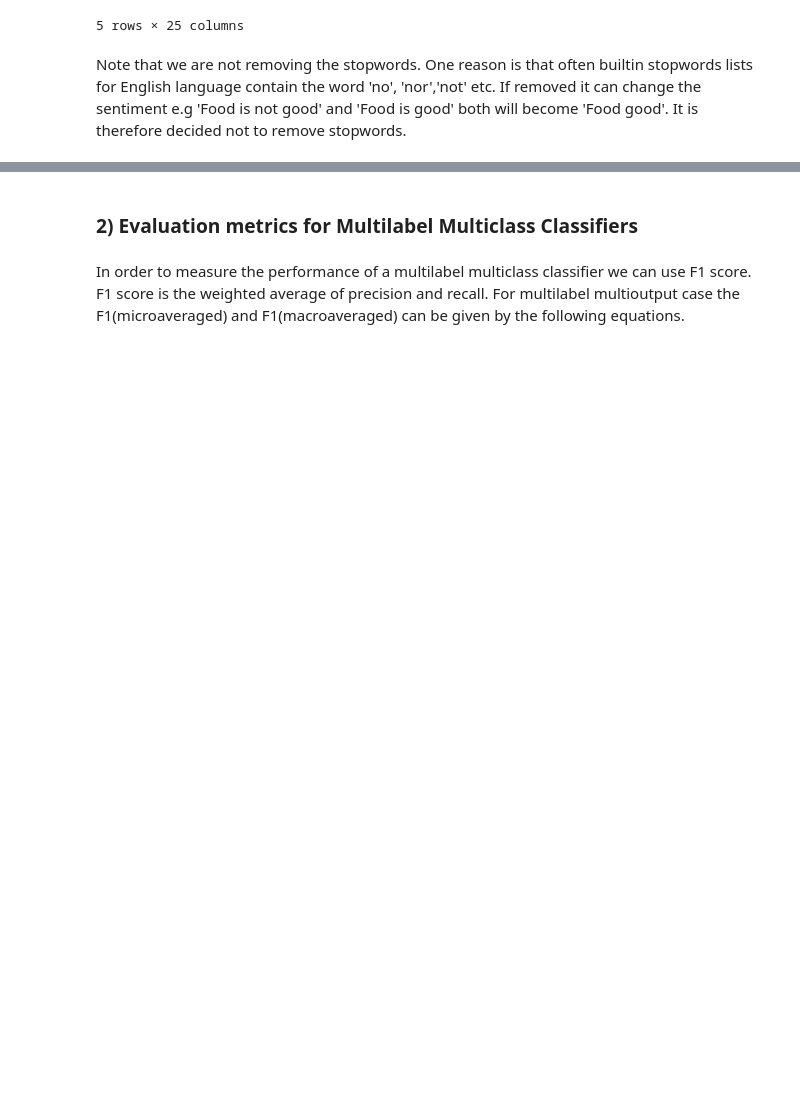
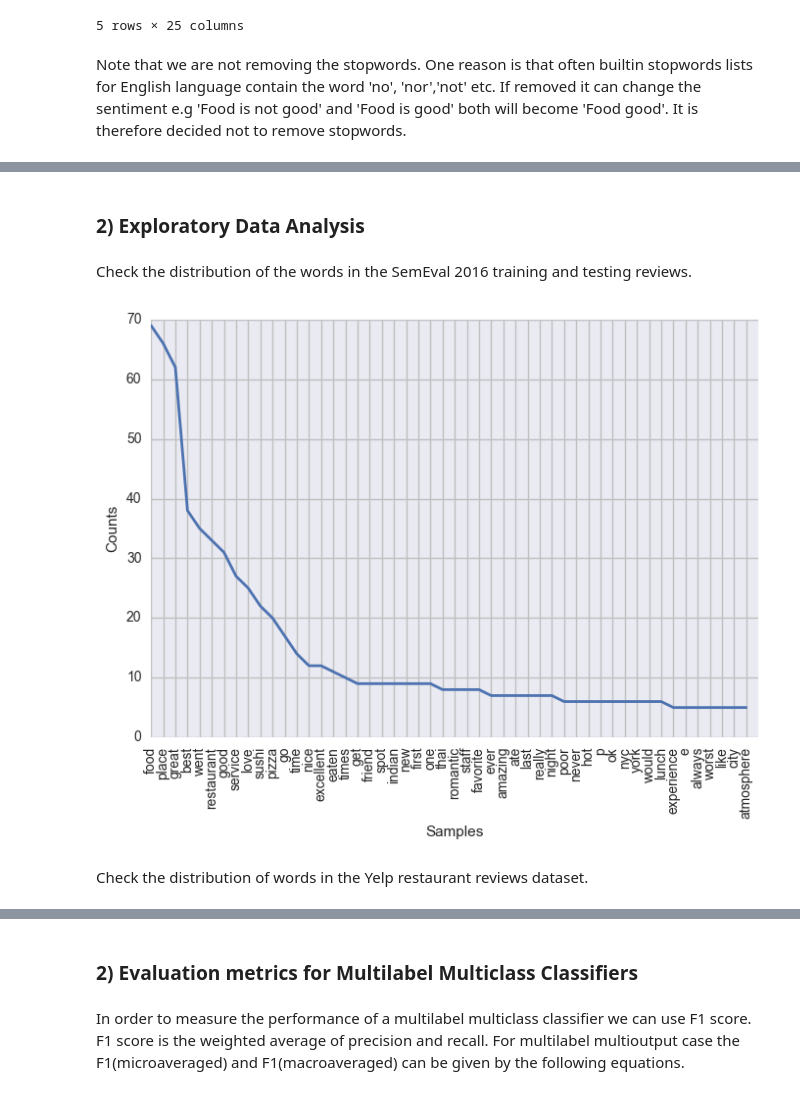
Before and after one commit to umairacheema/absa, a Jupyter notebook: ABSA.ipynb, the cells around one changed output, grey strips where cells are left out. Saved outputs shown, nothing was run; the diff lists cells and outputs as text; code cells hidden in the pictures; blank space fills up the shorter version.

Commit message:
Added diagrams for freq distribution and class distribution

```diff
--- a/ABSA.ipynb
+++ b/ABSA.ipynb
@@ -182,0 +229,16 @@ df_testing_multilabel.tail()
+# %% [markdown]
+### 2) Exploratory Data Analysis
+# %% [markdown]
+Check the distribution of the words in the SemEval 2016 training and testing reviews.
+# %%
+#Combine text (with stop words removed)
+train_reviews_text = df_training.TEXT.to_string()
+test_reviews_text = df_testing.TEXT.to_string()
+semeval_reviews_text = clean_text_data(train_reviews_text,remove_stopwords=True) + clean_text_data(test_reviews_text,remove_stopwords=True)
+#Compute Frequency Distribution
+freq_dist = FreqDist(semeval_reviews_text.split(" "))
+freq_dist.plot(50, cumulative=False)
+# %% [output]
+[figure, added]
+# %% [markdown]
+Check the distribution of words in the Yelp restaurant reviews dataset.
```
Also changed, not shown: parts of 24 cells of this notebook.
